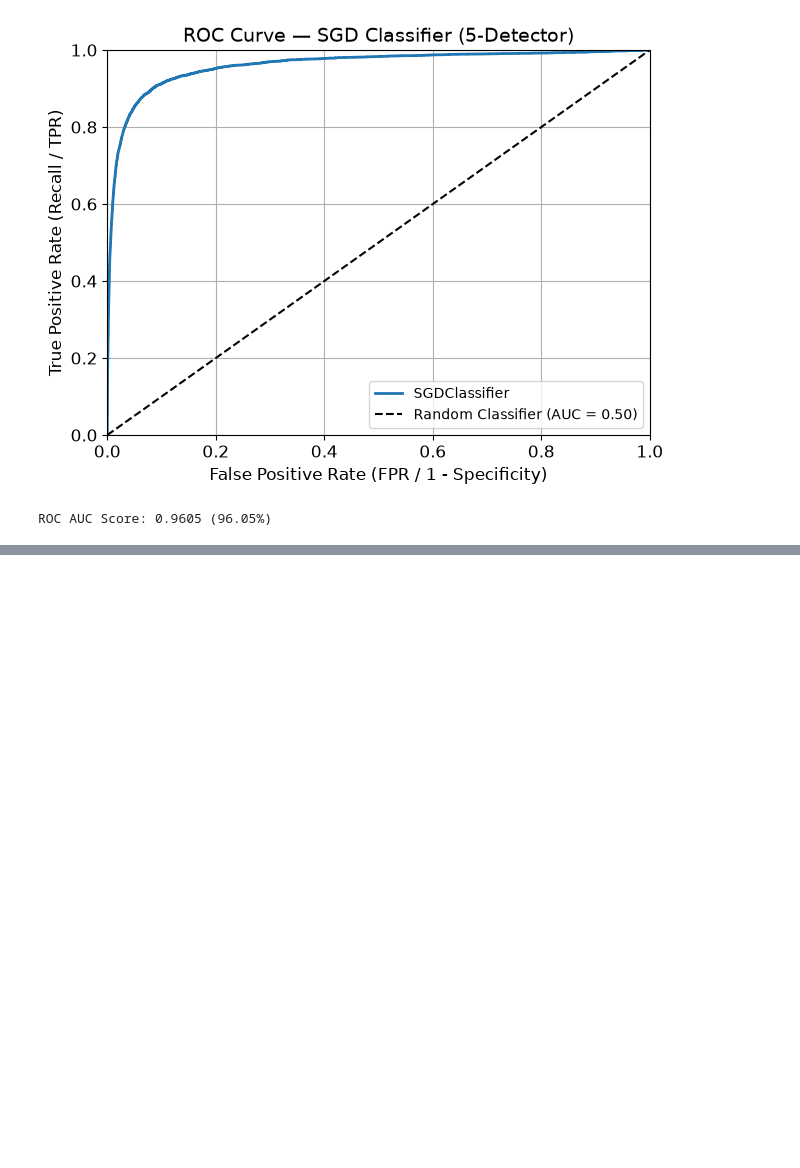
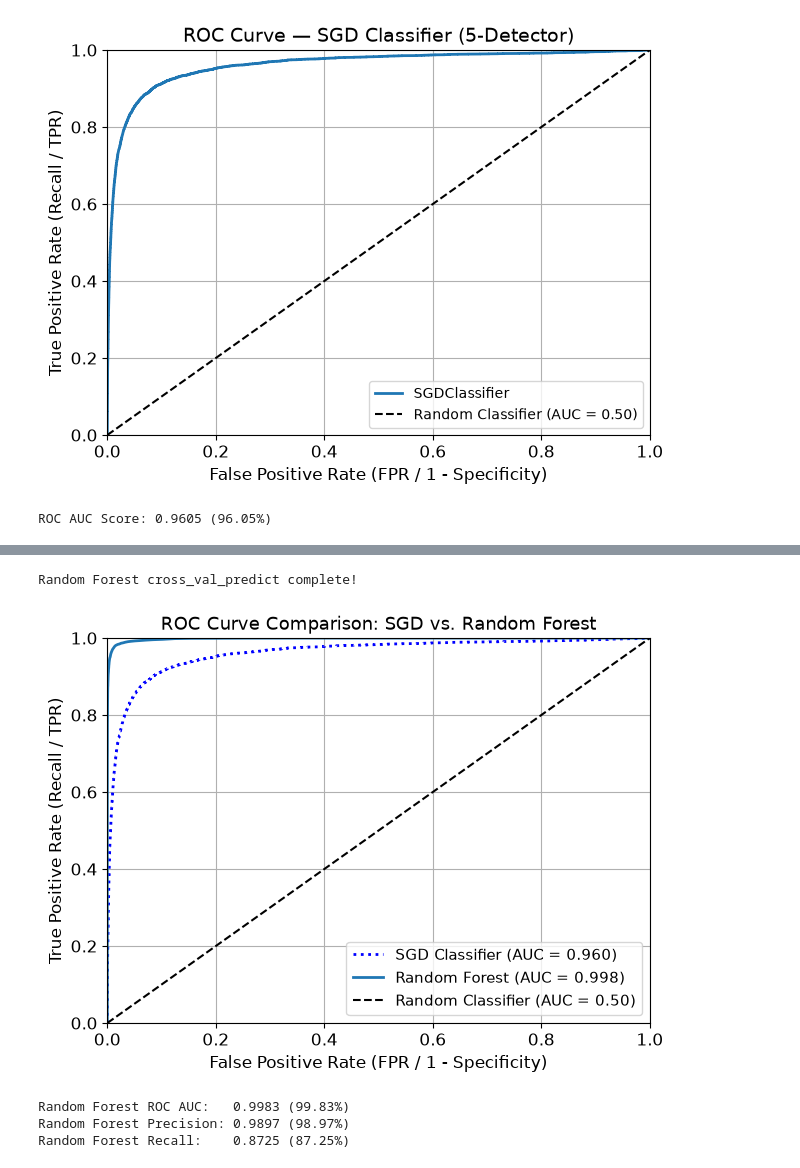
Before and after one commit to Hamshary99/mohamed-ai-learning, a Jupyter notebook: week1/day2/notebooks/Ch3_practice.ipynb, the cells around one changed output, grey strips where cells are left out. Drawn from its saved outputs; the diff is of its cells as text; code cells hidden in the pictures; blank space fills up the shorter version.

Commit message:
feat(ch3): complete Random Forest ROC vs PR comparison with multi-threading and plot output

```diff
--- a/week1/day2/notebooks/Ch3_practice.ipynb
+++ b/week1/day2/notebooks/Ch3_practice.ipynb
@@ -316,0 +315,39 @@ KeyboardInterrupt:
+# %%
+from sklearn.ensemble import RandomForestClassifier
+
+# Use n_jobs=-1 to train trees in parallel across all CPU cores
+forest_clf = RandomForestClassifier(n_estimators=100, random_state=42, n_jobs=-1)
+
+# Get predicted probabilities for training set via 3-fold cross-validation
+y_probas_forest = cross_val_predict(forest_clf, X_train, y_train_5, cv=3,
+                                    method="predict_proba", n_jobs=-1)
+print("Random Forest cross_val_predict complete!")
+# %% [output]
+Random Forest cross_val_predict complete!
+# %%
+# 1. Use positive class probabilities as scores
+y_scores_forest = y_probas_forest[:, 1]
+fpr_forest, tpr_forest, thresholds_forest = roc_curve(y_train_5, y_scores_forest)
+
+# 2. Plot both curves for direct visual comparison
+plt.figure(figsize=(7, 5))
+plt.plot(fpr, tpr, "b:", linewidth=2, label="SGD Classifier (AUC = 0.960)")
+plot_roc_curve(fpr_forest, tpr_forest, label="Random Forest (AUC = 0.998)")
+plt.legend(loc="lower right", fontsize=11)
+plt.title("ROC Curve Comparison: SGD vs. Random Forest", fontsize=13)
+plt.show()
+
+# 3. Compute ROC AUC, Precision, and Recall for Random Forest
+forest_auc = roc_auc_score(y_train_5, y_scores_forest)
+y_train_pred_forest = (y_scores_forest >= 0.5)
+forest_prec = precision_score(y_train_5, y_train_pred_forest)
+forest_rec = recall_score(y_train_5, y_train_pred_forest)
+
+print(f"Random Forest ROC AUC:   {forest_auc:.4f} ({forest_auc:.2%})")
+print(f"Random Forest Precision: {forest_prec:.4f} ({forest_prec:.2%})")
+print(f"Random Forest Recall:    {forest_rec:.4f} ({forest_rec:.2%})")
+# %% [output]
+[figure, added]
+Random Forest ROC AUC:   0.9983 (99.83%)
+Random Forest Precision: 0.9897 (98.97%)
+Random Forest Recall:    0.8725 (87.25%)
```
Also changed, not shown: parts of 6 cells of this notebook, 1 other file.
